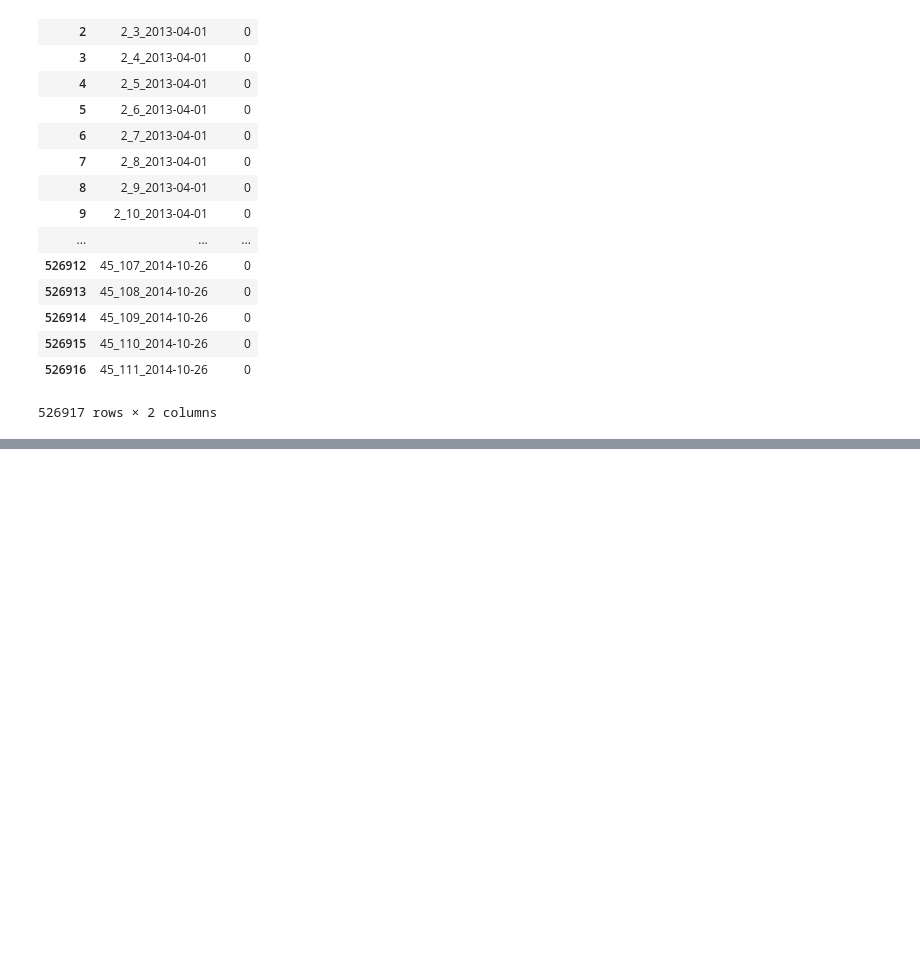
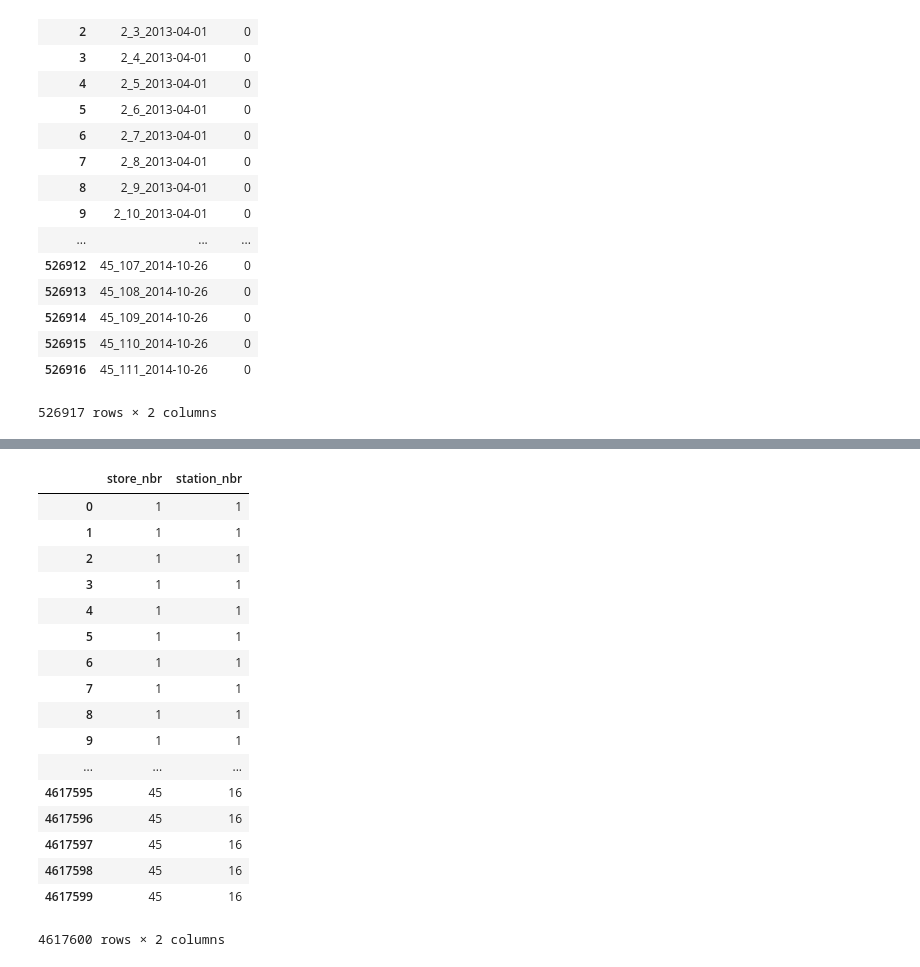
Before and after one commit to jaykim-asset/datascience_review, a Jupyter notebook: DataScience_Project1_Predict_products_sales_in_Walmart/DataScience_Project1_Predict_products_sales_in_Walmart.ipynb, the cells around one changed output, grey strips where cells are left out. Cells and saved outputs as stored; diff of their text form; code cells hidden in the pictures; blank space fills up the shorter version.

```diff
--- a/DataScience_Project1_Predict_products_sales_in_Walmart/DataScience_Project1_Predict_products_sales_in_Walmart.ipynb
+++ b/DataScience_Project1_Predict_products_sales_in_Walmart/DataScience_Project1_Predict_products_sales_in_Walmart.ipynb
@@ -314,0 +356,23 @@ data_sampleSubmission
+# %%
+merged = data_key.merge(data_train)
+merged_two = merged[['store_nbr', 'station_nbr']]
+merged_two.loc[:]
+# %% [output]
+|  | store_nbr | station_nbr |
+| 0 | 1 | 1 |
+| 1 | 1 | 1 |
+| 2 | 1 | 1 |
+| 3 | 1 | 1 |
+| 4 | 1 | 1 |
+| 5 | 1 | 1 |
+| 6 | 1 | 1 |
+| 7 | 1 | 1 |
+| 8 | 1 | 1 |
+| 9 | 1 | 1 |
+| ... | ... | ... |
+| 4617595 | 45 | 16 |
+| 4617596 | 45 | 16 |
+| 4617597 | 45 | 16 |
+| 4617598 | 45 | 16 |
+| 4617599 | 45 | 16 |
+4617600 rows × 2 columns
```
Also changed, not shown: parts of 10 cells of this notebook, 7 other files.
